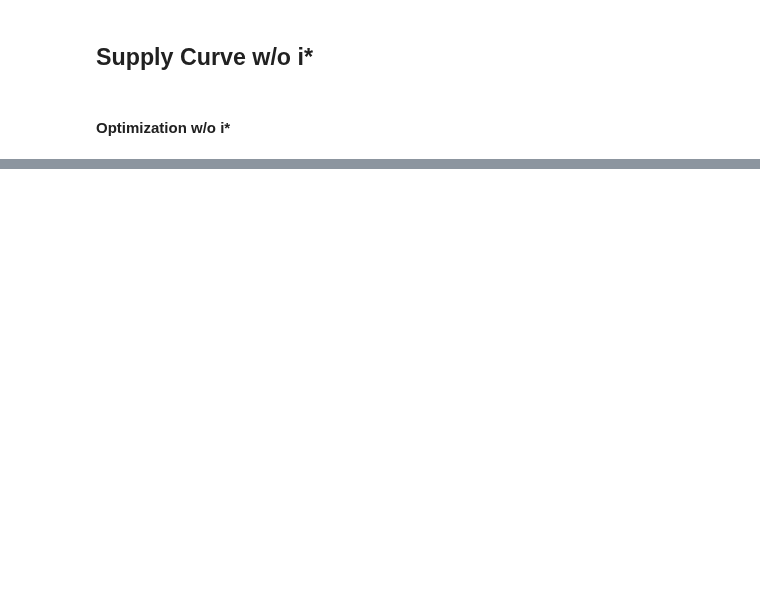
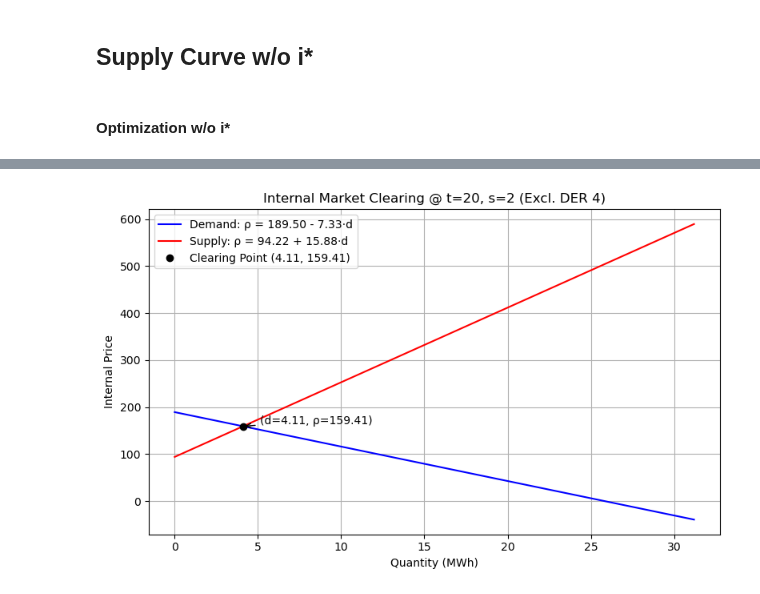
Before and after one commit to syeoyo/der, a Jupyter notebook: rdc.ipynb, the cells around one changed output, grey strips where cells are left out. Drawn from its saved outputs; the diff is of its cells as text; code cells hidden in the pictures; blank space fills up the shorter version.

```diff
--- a/rdc.ipynb
+++ b/rdc.ipynb
@@ -345,0 +762,37 @@ plt.show()
+# %%
+# 수요곡선: ρ(d) = a_d - b_d * d
+a_d = P_PN[t]
+b_d = 2 * (a_d * total_demand - received_d) / (total_demand ** 2)
+
+# 공급곡선: ρ(d) = a_s + b_s * d
+a_s = P_RT[t, s]
+b_s = 2 * (given_s - a_s * total_supply) / (total_supply ** 2)
+# %%
+# === 교차점 계산 ===
+q_clearing = (a_d - a_s) / (b_d + b_s) if (b_d + b_s) != 0 else 0
+p_clearing = a_s + b_s * q_clearing  # 또는 a_d - b_d * q_clearing
+
+# === 시각화 ===
+x_max = 1.2 * max(total_demand, total_supply, q_clearing)
+quantities = np.linspace(0, x_max, 300)
+demand_prices = a_d - b_d * quantities
+supply_prices = a_s + b_s * quantities
+
+plt.figure(figsize=(8, 5))
+plt.plot(quantities, demand_prices, label=f"Demand: ρ = {a_d:.2f} - {b_d:.2f}·d", color='blue')
+plt.plot(quantities, supply_prices, label=f"Supply: ρ = {a_s:.2f} + {b_s:.2f}·d", color='red')
+plt.plot(q_clearing, p_clearing, 'ko', label=f"Clearing Point ({q_clearing:.2f}, {p_clearing:.2f})")
+plt.annotate(f"(d={q_clearing:.2f}, ρ={p_clearing:.2f})",
+             xy=(q_clearing, p_clearing),
+             xytext=(q_clearing + 1, p_clearing + 5),
+             arrowprops=dict(arrowstyle="->"))
+
+plt.title(f"Internal Market Clearing @ t={t}, s={s} (Excl. DER {target_i})")
+plt.xlabel("Quantity (MWh)")
+plt.ylabel("Internal Price")
+plt.grid(True)
+plt.legend()
+plt.tight_layout()
+plt.show()
+# %% [output]
+[figure, added]
```
Also changed, not shown: parts of 15 cells of this notebook, 1 other file.
